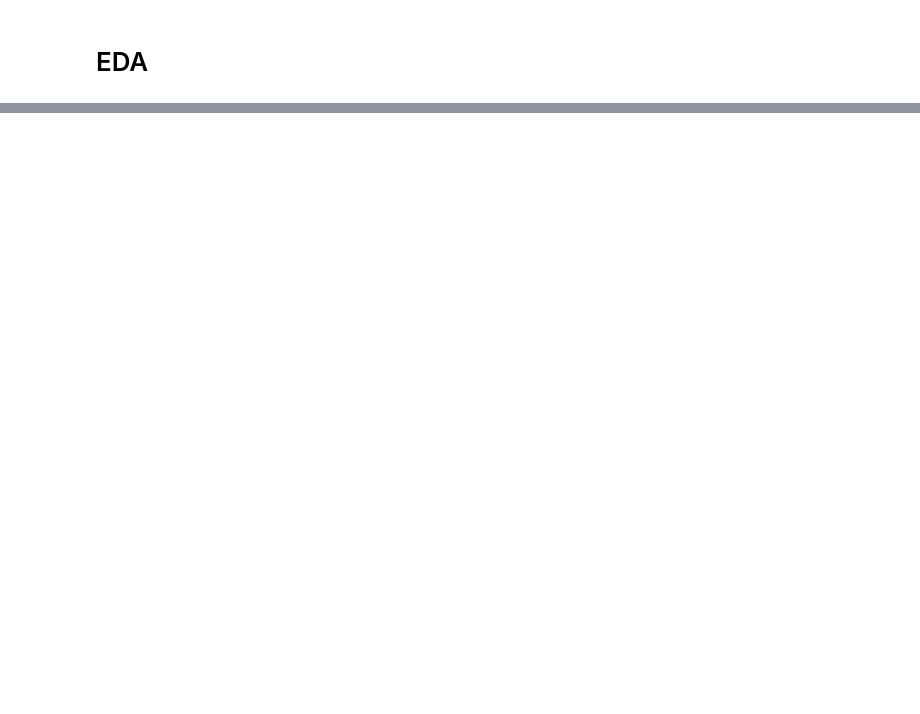
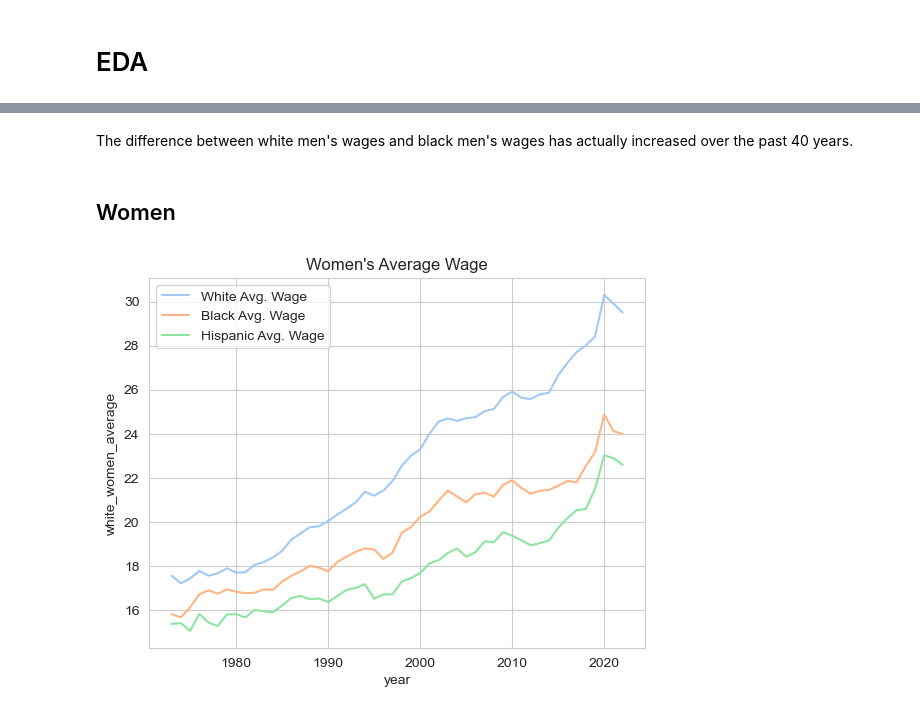
Before and after one commit to schlenkerc18/50-Weeks-50-Projects, a Jupyter notebook: Week 38/GenderWageGapEDA.ipynb, the cells around one changed output, grey strips where cells are left out. Saved outputs shown, nothing was run; the diff lists cells and outputs as text; code cells hidden in the pictures; blank space fills up the shorter version.

```diff
--- a/Week 38/GenderWageGapEDA.ipynb
+++ b/Week 38/GenderWageGapEDA.ipynb
@@ -35,0 +108,16 @@ plt.show()
+# %% [markdown]
+The difference between white men's wages and black men's wages has actually increased over the past 40 years.
+# %% [markdown]
+## Women
+# %%
+# Let's now turn our attention to average salary of different races of men, and women, respectively
+plt.figure()
+sns.lineplot(data = df, x = 'year', y = 'white_women_average', label = 'White Avg. Wage')
+sns.lineplot(data = df, x = 'year', y = 'black_women_average', label = 'Black Avg. Wage')
+sns.lineplot(data = df, x = 'year', y = 'hispanic_women_average', label = 'Hispanic Avg. Wage')
+
+plt.legend()
+plt.title("Women's Average Wage")
+plt.show()
+# %% [output]
+[figure, added]
```
Also changed, not shown: parts of 12 cells of this notebook.
